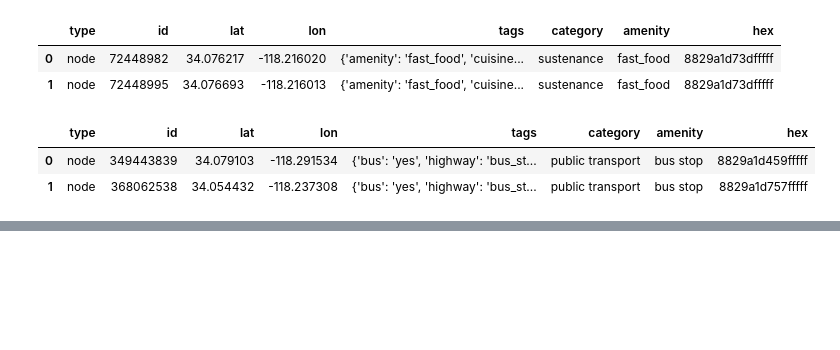
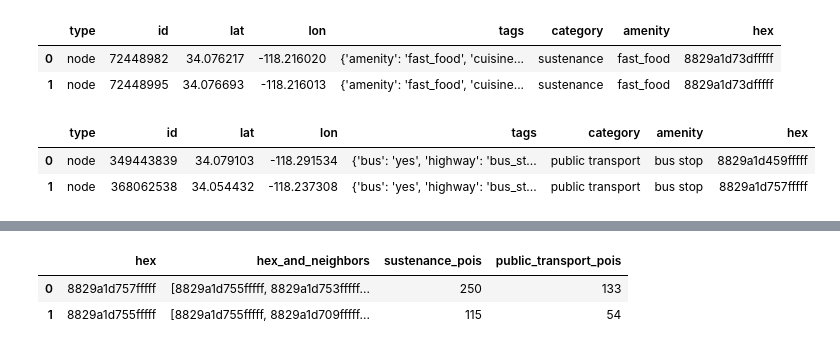
Before and after one commit to katekuian/aa_2021_magma, a Jupyter notebook: 01_data_collection_and_preparation/04_pois.ipynb, the cells around one changed output, grey strips where cells are left out. Drawn from its saved outputs; the diff is of its cells as text; code cells hidden in the pictures; blank space fills up the shorter version.

Commit message:
Calculate the number of pois in each category for trip hexagons and neighbors

```diff
--- a/01_data_collection_and_preparation/04_pois.ipynb
+++ b/01_data_collection_and_preparation/04_pois.ipynb
@@ -168,8 +167,7 @@ overpass_query = """
     );
     out;
 """
-response = requests.get(overpass_url,
-                        params={'data': overpass_query})
+response = requests.get(overpass_url, params={"data": overpass_query})
 railway_data = response.json()
 # %%
 railway_df = pd.DataFrame(railway_data["elements"])
@@ -207,3 +205,8 @@ pois_df[pois_df['amenity'] == 'railway stop'].head(2)
 |  | type | id | lat | lon | tags | category | amenity | hex |
 | 0 | node | 123386730 | 34.026363 | -118.372152 | {'addr:city': 'Los Angeles', 'add... | public transport | railway stop | 8829a1990bfffff |
 | 1 | node | 267072333 | 34.087521 | -118.475692 | {'name': 'Lower Tram Station', 'r... | public transport | railway stop | 8829a198b5fffff |
+# %%
+all_hexagons_with_pois = pois_df.groupby(['hex', 'category']).size().to_frame()
+all_hexagons_with_pois = all_hexagons_with_pois.reset_index()
+all_hexagons_with_pois = all_hexagons_with_pois.rename(columns={0: 'number of pois'})
+all_hexagons_with_pois.head(2)
@@ -209,0 +217,5 @@ pois_df[pois_df['amenity'] == 'railway stop'].head(2)
+# %%
+hexagons_df["hex_and_neighbors"] = hexagons_df.apply(
+    lambda row: list(h3.k_ring(row["hex"], 1)), axis=1
+)
+hexagons_df.head(2)
@@ -210,3 +236,17 @@ pois_df[pois_df['amenity'] == 'railway stop'].head(2)
+# %%
+def calculate_pois(hex_and_neighbors, category):
+    return all_hexagons_with_pois[
+        ((all_hexagons_with_pois["hex"].isin(hex_and_neighbors))
+        & (all_hexagons_with_pois["category"] == category))
+    ]["number of pois"].sum()
+# %%
+hexagons_df['sustenance_pois'] = hexagons_df["hex_and_neighbors"].apply(lambda row: calculate_pois(row, 'sustenance'))
+hexagons_df['public_transport_pois'] = hexagons_df["hex_and_neighbors"].apply(lambda row: calculate_pois(row, 'public transport'))
+hexagons_df.head(2)
+# %% [output]
+|  | hex | hex_and_neighbors | sustenance_pois | public_transport_pois |
+| 0 | 8829a1d757fffff | [8829a1d755fffff, 8829a1d753fffff... | 250 | 133 |
+| 1 | 8829a1d755fffff | [8829a1d755fffff, 8829a1d709fffff... | 115 | 54 |
 # %%
 pois_df.to_pickle('../00_data/pois.pkl')
 hexagons_df.to_pickle('../00_data/hexagons.pkl')
```
Also changed, not shown: parts of 6 cells of this notebook.
